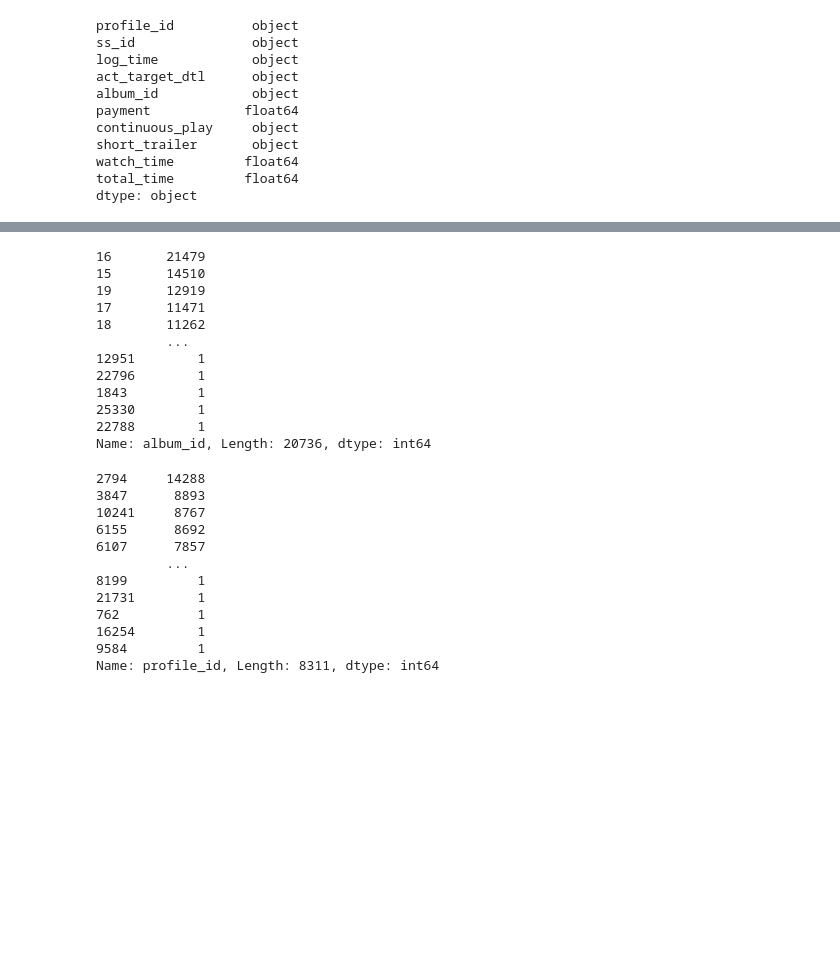
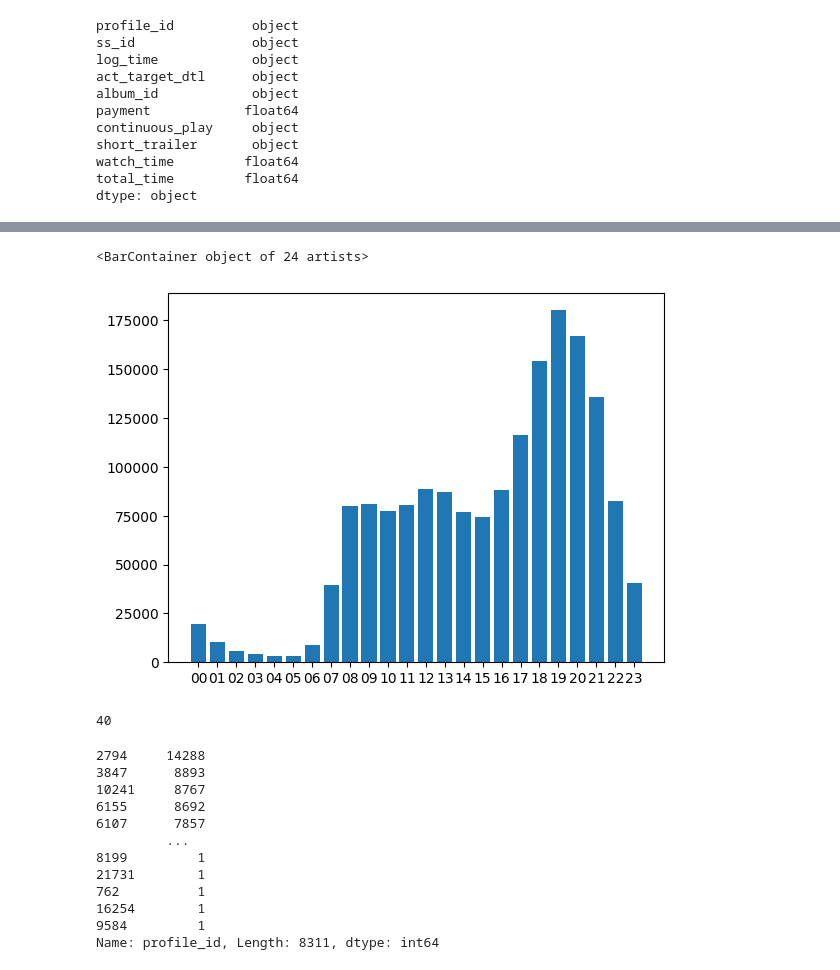
Before and after one commit to keunjoo-tak/Uplus_AI, a Jupyter notebook: eda.ipynb, the cells around one changed output, grey strips where cells are left out. Drawn from its saved outputs; the diff is of its cells as text; code cells hidden in the pictures; blank space fills up the shorter version.

```diff
--- a/eda.ipynb
+++ b/eda.ipynb
@@ -354,24 +379,16 @@ record_df.head()
 # %%
-## logtime이 찍힌 시간대
-# plt.bar(record_df.hh.value_counts().sort_index().index, record_df.hh.value_counts().sort_index())
-
-# 인기 있는 album
-# record_df.album_id.value_counts()
-record_df.album_id.value_counts()
-# plt.scatter(record_df.album_id.value_counts().index, record_df.album_id.value_counts())
+# logtime이 찍힌 시간대
+plt.bar(record_df.HH.value_counts().sort_index().index, record_df.HH.value_counts().sort_index())
 # %% [output]
-16       21479
-15       14510
-19       12919
-17       11471
-18       11262
-         ...
-12951        1
-22796        1
-1843         1
-25330        1
-22788        1
-Name: album_id, Length: 20736, dtype: int64
+<BarContainer object of 24 artists>
+[figure, added]
+# %%
+# 가격 종류
+len(record_df['payment'].value_counts().sort_values(ascending=False))
+
+# plt.hist(record_df[record_df['payment']<2000].payment, bins = 50)
+# %% [output]
+40
 # %%
 print(record_df['profile_id'].value_counts(ascending=False))
 # %% [output]
```
Also changed, not shown: parts of 7 cells of this notebook, 1 other file.
